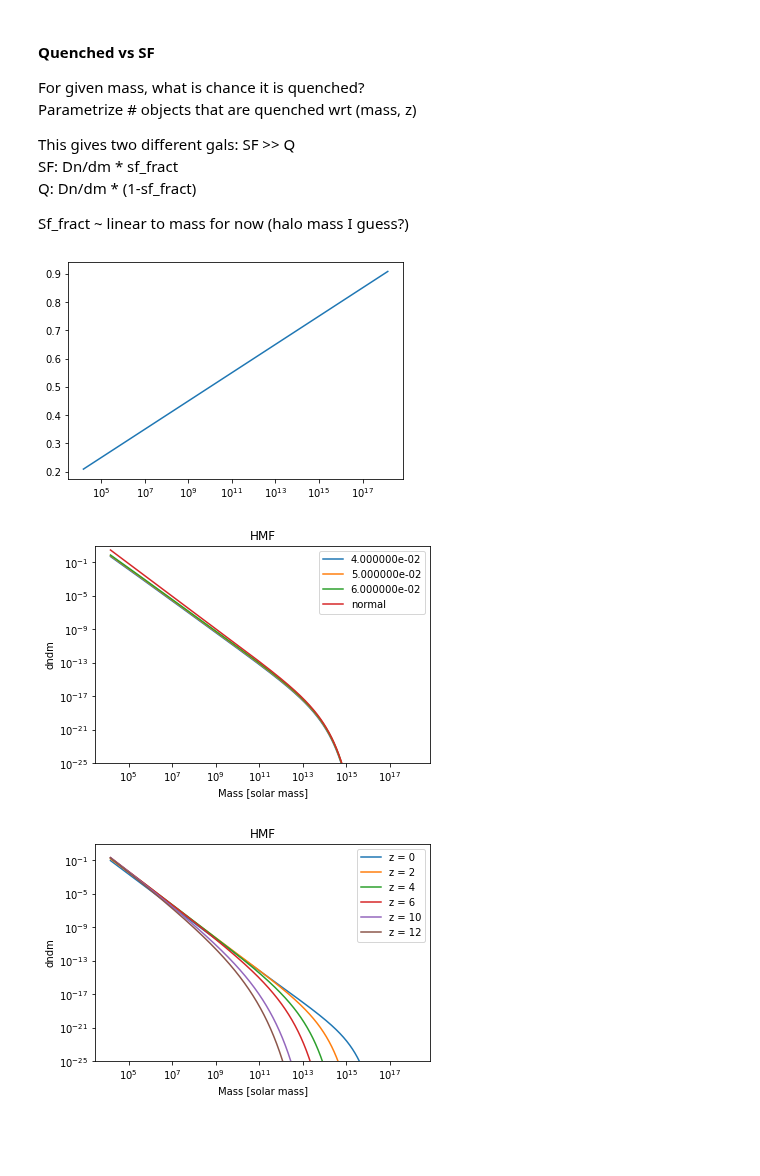
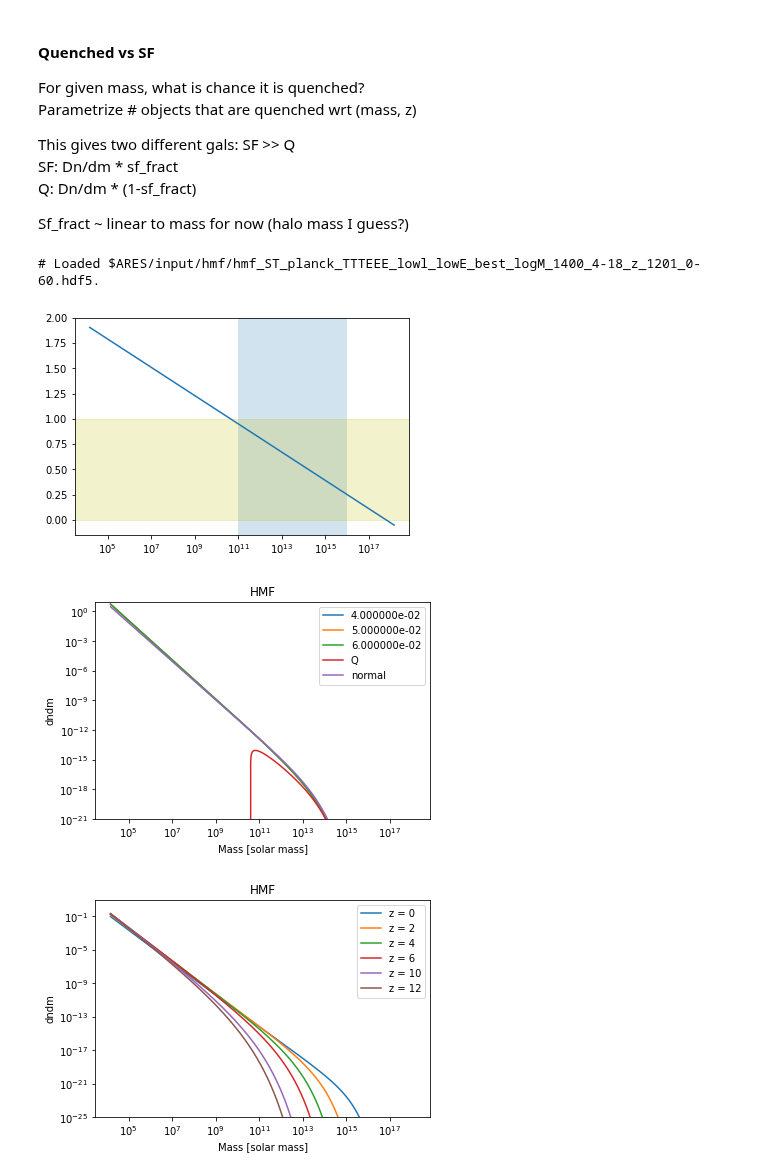
Before and after one commit to eklem1/GalaxySim, a Jupyter notebook: SMF_SFvsQ.ipynb, the cells around one changed output. Cells and saved outputs as stored; diff of their text form; code cells hidden in the pictures; blank space fills up the shorter version.

Commit message:
Got ok plot for sf, how to set up the function?, looking at z dep

```diff
--- a/SMF_SFvsQ.ipynb
+++ b/SMF_SFvsQ.ipynb
@@ -22,20 +40,37 @@ This gives two different gals: SF >> Q
 Sf_fract ~ linear to mass for now (halo mass I guess?)
 # %%
 #it's a fraction so [0, 1] - how to make sure this happens? cause mass is going to be a big value
-#also which way should it go?
+#also which way should it go? --> higher HM =  lower sf fraction
 
 sf_frac = lambda c, b, mass: c*mass + b
 
 def fract(c, b):
-    f = c*np.log10(pop_halo.halos.tab_M) + b
+
+#     f = -c*np.log10(pop_halo.halos.tab_M) + b
     #should it be logged?
+
+    f = fract_points(11, 16.5)
 
     return f
 
-pl.semilogx(pop_halo.halos.tab_M, fract(0.05, 0))
+def fract_points(minM, maxM):
+    perMin = 0.95
+    perMax = 0.25
+
+    m = (perMax - perMin) / (maxM - minM)
+    f = m*(np.log10(pop_halo.halos.tab_M) - maxM) + perMax
+
+    return f
+
+# pl.semilogx(pop_halo.halos.tab_M, fract(0.05, 1))
+pl.semilogx(pop_halo.halos.tab_M, fract_points(11, 16))
+pl.axvspan(10**11, 10**16, alpha=0.2)
+pl.axhspan(0, 1, alpha=0.2, color="y")
+
 pl.show()
 # %% [output]
+# Loaded $ARES/input/hmf/hmf_ST_planck_TTTEEE_lowl_lowE_best_logM_1400_4-18_z_1201_0-60.hdf5.
-[figure, old version]
+[figure, new version]
 # %%
 z = 2
 
@@ -43,7 +78,10 @@ z = 2
 for c in [0.04, 0.05, 0.06]:
 
     i = np.argmin(np.abs(z - pop_halo.halos.tab_z))
-    pl.loglog(pop_halo.halos.tab_M, pop_halo.halos.tab_dndm[i, :]*fract(c, 0), label='%e' %c)
+    pl.loglog(pop_halo.halos.tab_M, pop_halo.halos.tab_dndm[i, :]*fract(c, 1), label='%e' %c)
+
+pl.loglog(pop_halo.halos.tab_M, pop_halo.halos.tab_dndm[i, :]*(1-fract(1, 1)), label='Q')
+
 
 pl.loglog(pop_halo.halos.tab_M, pop_halo.halos.tab_dndm[i, :], label='normal')
 pl.legend()
@@ -51,10 +89,10 @@ pl.ylabel('dndm')
 pl.xlabel('Mass [solar mass]')
 pl.title('HMF')
 
-pl.ylim(1e-25, 10)
+pl.ylim(1e-21, 10)
 pl.show()
 # %% [output]
-[figure, old version]
+[figure, new version]
 # %%
 # derivative of m(M) wrt M
 def dm_dM(pop_halo, N, M_1, beta, gamma, mM_ratio):
```
Also changed, not shown: parts of 6 cells of this notebook.
